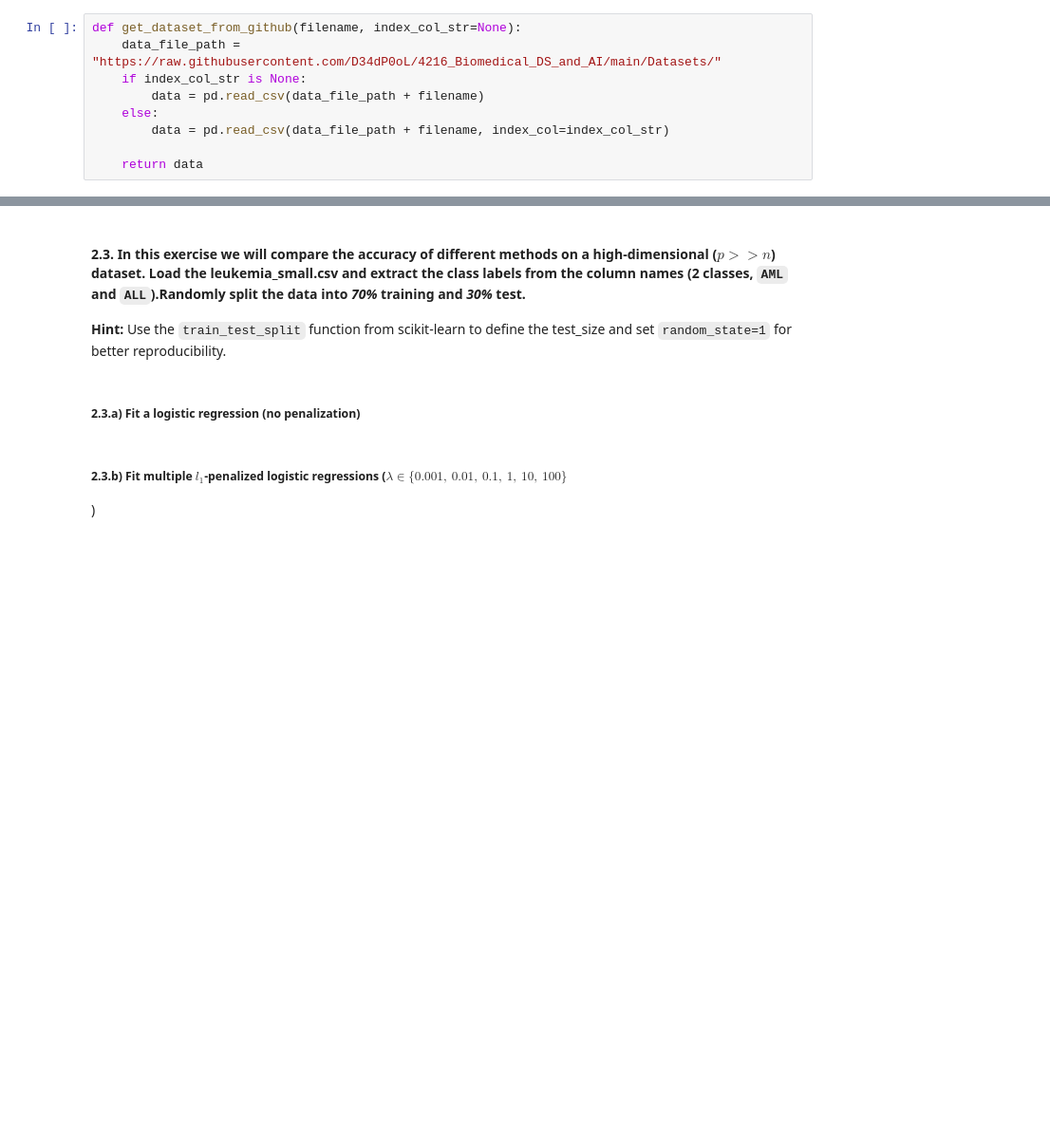
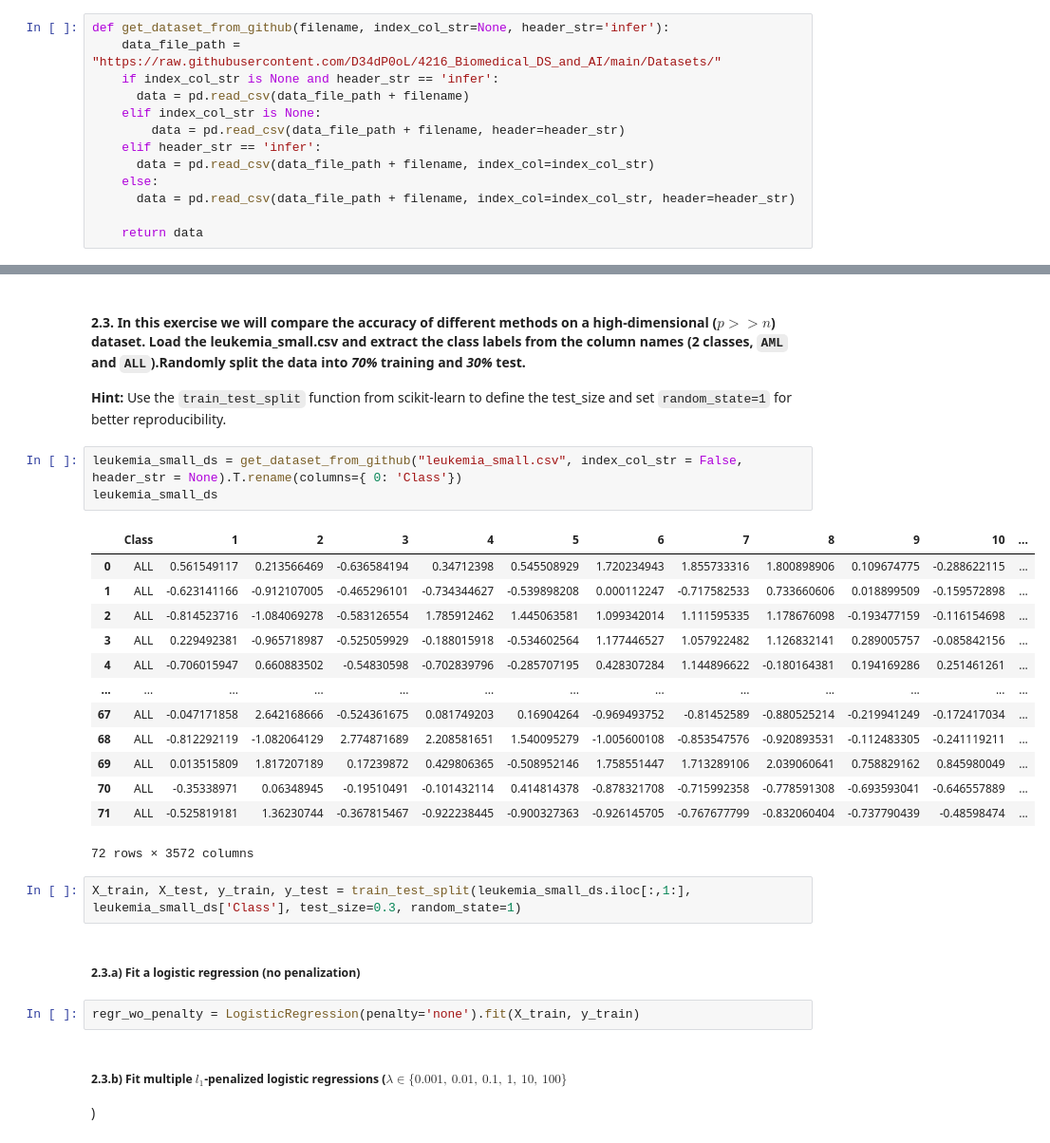
Before and after one commit to FabriceBeaumont/MA-INF_4216_Biomedical_DS_and_AI, a Jupyter notebook: Sheet6/Assignment6_Solutions.ipynb, the cells around one changed output, grey strips where cells are left out. Shown at 95% size. Drawn from its saved outputs; the diff is of its cells as text; blank space fills up the shorter version.

```diff
--- a/Sheet6/Assignment6_Solutions.ipynb
+++ b/Sheet6/Assignment6_Solutions.ipynb
@@ -24,12 +25,16 @@ Successfully installed nimfa-1.4.0
 # %%
 import nimfa
 # %%
-def get_dataset_from_github(filename, index_col_str=None):
+def get_dataset_from_github(filename, index_col_str=None, header_str='infer'):
     data_file_path = "https://raw.githubusercontent.com/D34dP0oL/4216_Biomedical_DS_and_AI/main/Datasets/"
-    if index_col_str is None:
-        data = pd.read_csv(data_file_path + filename)
+    if index_col_str is None and header_str == 'infer':
+      data = pd.read_csv(data_file_path + filename)
+    elif index_col_str is None:
+        data = pd.read_csv(data_file_path + filename, header=header_str)
+    elif header_str == 'infer':
+      data = pd.read_csv(data_file_path + filename, index_col=index_col_str)
     else:
-        data = pd.read_csv(data_file_path + filename, index_col=index_col_str)
+      data = pd.read_csv(data_file_path + filename, index_col=index_col_str, header=header_str)
 
     return data
 # %% [markdown]
@@ -332,8 +337,29 @@ Methods to improve the model:
 
 **Hint:** Use the `train_test_split` function from scikit-learn to define the test_size and
 set `random_state=1` for better reproducibility.
+# %%
+leukemia_small_ds = get_dataset_from_github("leukemia_small.csv", index_col_str = False, header_str = None).T.rename(columns={ 0: 'Class'})
+leukemia_small_ds
+# %% [output]
+|  | Class | 1 | 2 | 3 | 4 | 5 | 6 | 7 | 8 | 9 | 10 | ... |
+| 0 | ALL | 0.561549117 | 0.213566469 | -0.636584194 | 0.34712398 | 0.545508929 | 1.720234943 | 1.855733316 | 1.800898906 | 0.109674775 | -0.288622115 | ... |
+| 1 | ALL | -0.623141166 | -0.912107005 | -0.465296101 | -0.734344627 | -0.539898208 | 0.000112247 | -0.717582533 | 0.733660606 | 0.018899509 | -0.159572898 | ... |
+| 2 | ALL | -0.814523716 | -1.084069278 | -0.583126554 | 1.785912462 | 1.445063581 | 1.099342014 | 1.111595335 | 1.178676098 | -0.193477159 | -0.116154698 | ... |
+| 3 | ALL | 0.229492381 | -0.965718987 | -0.525059929 | -0.188015918 | -0.534602564 | 1.177446527 | 1.057922482 | 1.126832141 | 0.289005757 | -0.085842156 | ... |
+| 4 | ALL | -0.706015947 | 0.660883502 | -0.54830598 | -0.702839796 | -0.285707195 | 0.428307284 | 1.144896622 | -0.180164381 | 0.194169286 | 0.251461261 | ... |
+| ... | ... | ... | ... | ... | ... | ... | ... | ... | ... | ... | ... | ... |
+| 67 | ALL | -0.047171858 | 2.642168666 | -0.524361675 | 0.081749203 | 0.16904264 | -0.969493752 | -0.81452589 | -0.880525214 | -0.219941249 | -0.172417034 | ... |
+| 68 | ALL | -0.812292119 | -1.082064129 | 2.774871689 | 2.208581651 | 1.540095279 | -1.005600108 | -0.853547576 | -0.920893531 | -0.112483305 | -0.241119211 | ... |
+| 69 | ALL | 0.013515809 | 1.817207189 | 0.17239872 | 0.429806365 | -0.508952146 | 1.758551447 | 1.713289106 | 2.039060641 | 0.758829162 | 0.845980049 | ... |
+| 70 | ALL | -0.35338971 | 0.06348945 | -0.19510491 | -0.101432114 | 0.414814378 | -0.878321708 | -0.715992358 | -0.778591308 | -0.693593041 | -0.646557889 | ... |
+| 71 | ALL | -0.525819181 | 1.36230744 | -0.367815467 | -0.922238445 | -0.900327363 | -0.926145705 | -0.767677799 | -0.832060404 | -0.737790439 | -0.48598474 | ... |
+72 rows × 3572 columns
+# %%
+X_train, X_test, y_train, y_test = train_test_split(leukemia_small_ds.iloc[:,1:], leukemia_small_ds['Class'], test_size=0.3, random_state=1)
 # %% [markdown]
 ##### 2.3.a) Fit a logistic regression (no penalization)
+# %%
+regr_wo_penalty = LogisticRegression(penalty='none').fit(X_train, y_train)
 # %% [markdown]
 ##### 2.3.b) Fit multiple $l_1$-penalized logistic regressions ($\lambda \in \{ 0.001,\ 0.01,\  0.1,\
 1,\  10,\ 100\}$)
```
Also changed, not shown: parts of 6 cells of this notebook.
